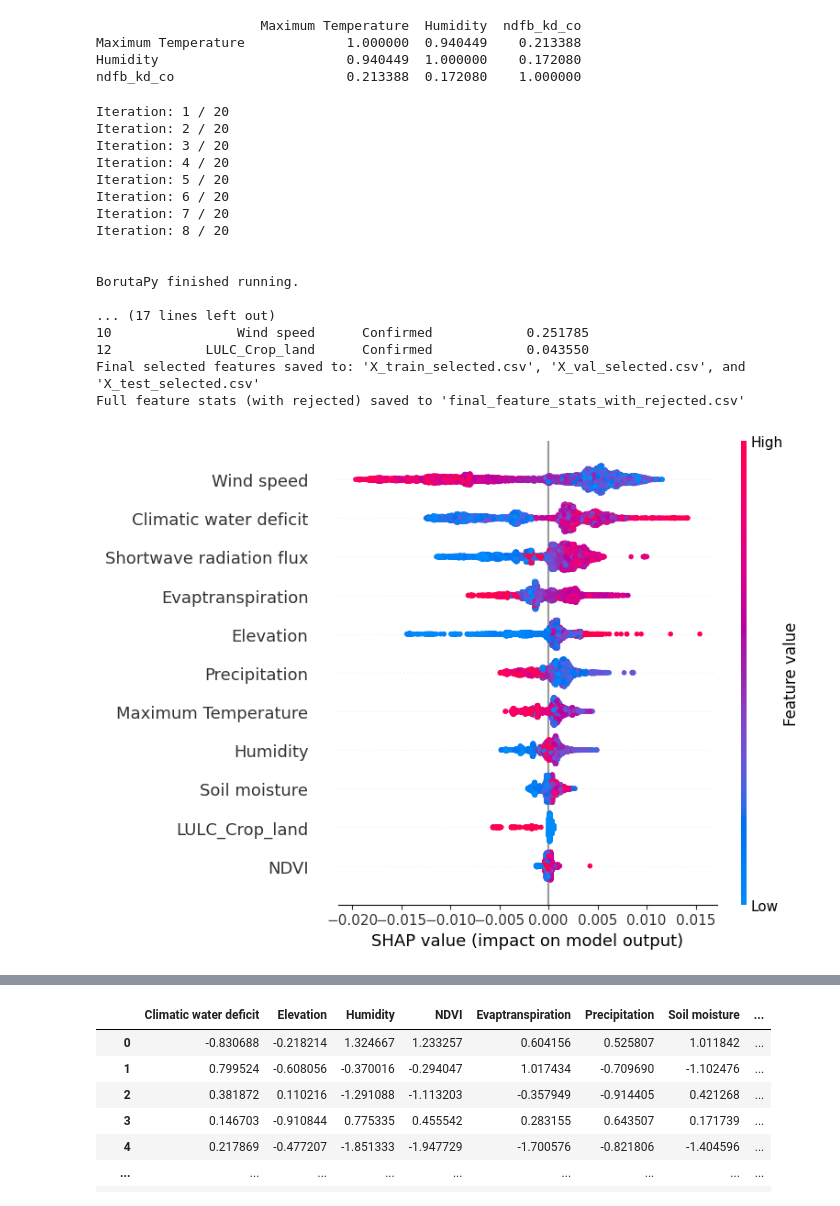
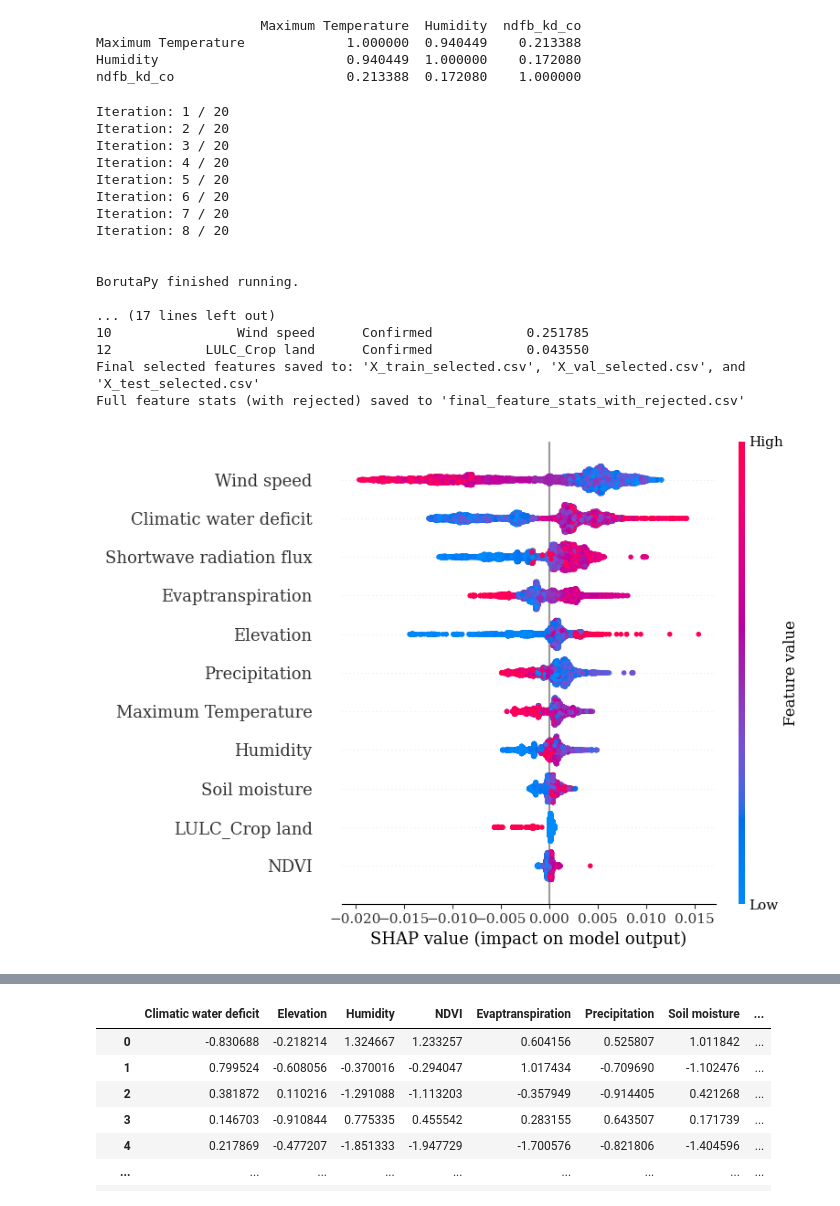
Before and after one commit to ashkanmosalla/WF_numerical_features, a Jupyter notebook: src/WF2_co.ipynb, the cells around one changed output, grey strips where cells are left out. Cells and saved outputs as stored; diff of their text form; code cells hidden in the pictures.

```diff
--- a/src/WF2_co.ipynb
+++ b/src/WF2_co.ipynb
@@ -39,9 +39,9 @@ from boruta import BorutaPy
 df = pd.read_csv(
     'large_fires_data_v2_ndfb_kd_co.csv',
     names= [
-        'point_id',
-        'lat_dd',
-        'long_dd',
+        'Point ID',
+        'Latitude',
+        'Longitude',
         'ndfb_kd_co',
         'Aspect',
         'Climatic water deficit',
@@ -56,9 +56,9 @@ df = pd.read_csv(
         'Shortwave radiation flux',
         'Maximum Temperature',
         'Wind speed',
-        'dist_fores',
-        'human_foot',
-        'tree_speci',
+        'Distance from forest',
+        'Human foot',
+        'Tree species',
         'pdsi'
     ],
     header= 0
@@ -103,16 +103,16 @@ dtype: int64
 df.dropna(inplace=True)
 # %%
 replace_values_LULC = {
-    1: 'Urban_areas',
-    2: 'Crop_land',
-    3: 'Grass_land',
-    4: 'Tree_covered',
-    5: 'Shrub_covered',
+    1: 'Urban areas',
+    2: 'Crop land',
+    3: 'Grass land',
+    4: 'Tree covered',
+    5: 'Shrub covered',
     6: 'Herbaceous',
-    8: 'Sparse_vegetation',
-    9: 'Bare_soil',
+    8: 'Sparse vegetation',
+    9: 'Bare soil',
     10: 'Snow',
-    11: 'Water_bodies',
+    11: 'Water bodies',
 }
 
 df['LULC'] = df['LULC'].replace(replace_values_LULC)
@@ -183,12 +183,12 @@ test_data.to_csv('testing_data.csv', index=False)
 # Define the columns to separate out
 index_columns = [
 
-                 'point_id',
-                 'lat_dd',
-                 'long_dd',
-                 'dist_fores',
-                 'human_foot',
-                 'tree_speci',
+                 'Point ID',
+                 'Latitude',
+                 'Longitude',
+                 'Distance from forest',
+                 'Human foot',
+                 'Tree species',
                  'pdsi'
 ]
 
@@ -341,7 +341,7 @@ BorutaPy finished running.
 
 ... (17 lines left out)
 10                Wind speed      Confirmed            0.251785
-12            LULC_Crop_land      Confirmed            0.043550
+12            LULC_Crop land      Confirmed            0.043550
 Final selected features saved to: 'X_train_selected.csv', 'X_val_selected.csv', and 'X_test_selected.csv'
 Full feature stats (with rejected) saved to 'final_feature_stats_with_rejected.csv'
 # %%
@@ -360,22 +360,24 @@ Full feature stats (with rejected) saved to 'final_feature_stats_with_rejected.c
 # %%
 import shap
 import xgboost as xgb
 import matplotlib.pyplot as plt
+plt.rcParams['font.family'] = 'serif'
+plt.rcParams['font.serif'] = ['Times New Roman'] + plt.rcParams['font.serif']
 
 # Convert datasets to XGBoost DMatrix for better performance (optional)
 dtrain = xgb.DMatrix(X_train_selected, label=y_train)
 dval = xgb.DMatrix(X_val_final, label=y_val)
 
 # Train the XGBoost model
 xgb_model = xgb.XGBRegressor(n_estimators=100, max_depth=5, learning_rate=0.01, random_state=42)
 xgb_model.fit(X_train_selected, y_train)
 
 # Compute SHAP values
 explainer = shap.TreeExplainer(xgb_model)
 shap_values = explainer.shap_values(X_train_selected)
 
 # SHAP summary plot
 plt.figure(figsize=(10, 6))
 shap.summary_plot(shap_values, X_train_selected, feature_names=X_train_selected.columns)
 # %% [output]
-[figure, old version]
+[figure, new version]
```
Also changed, not shown: parts of 10 cells of this notebook, 1 other file.
